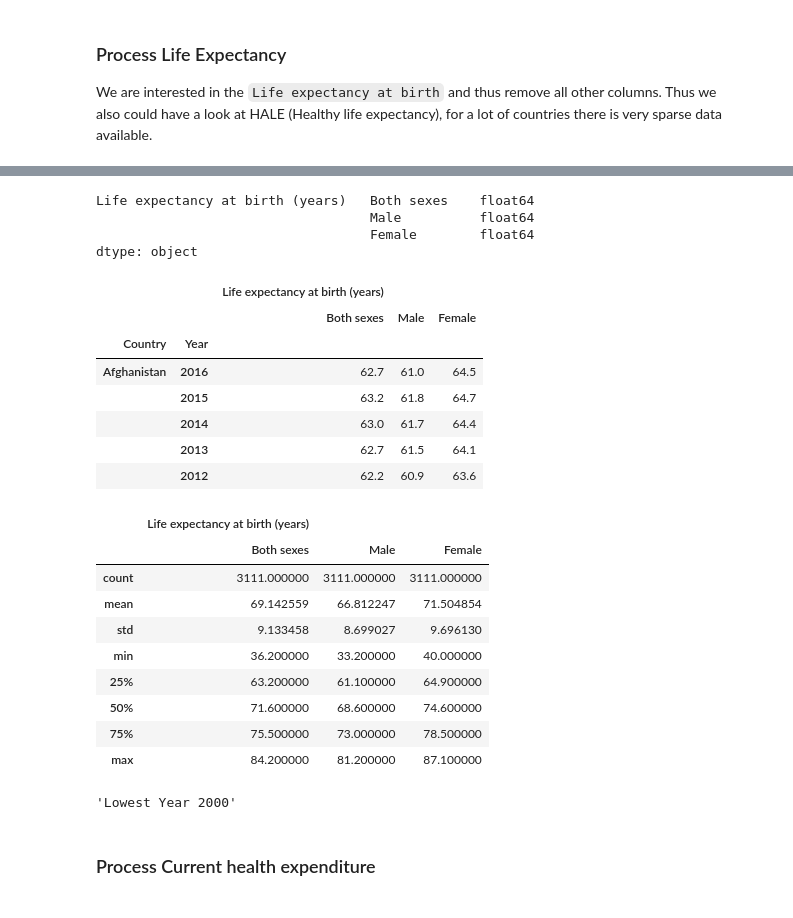
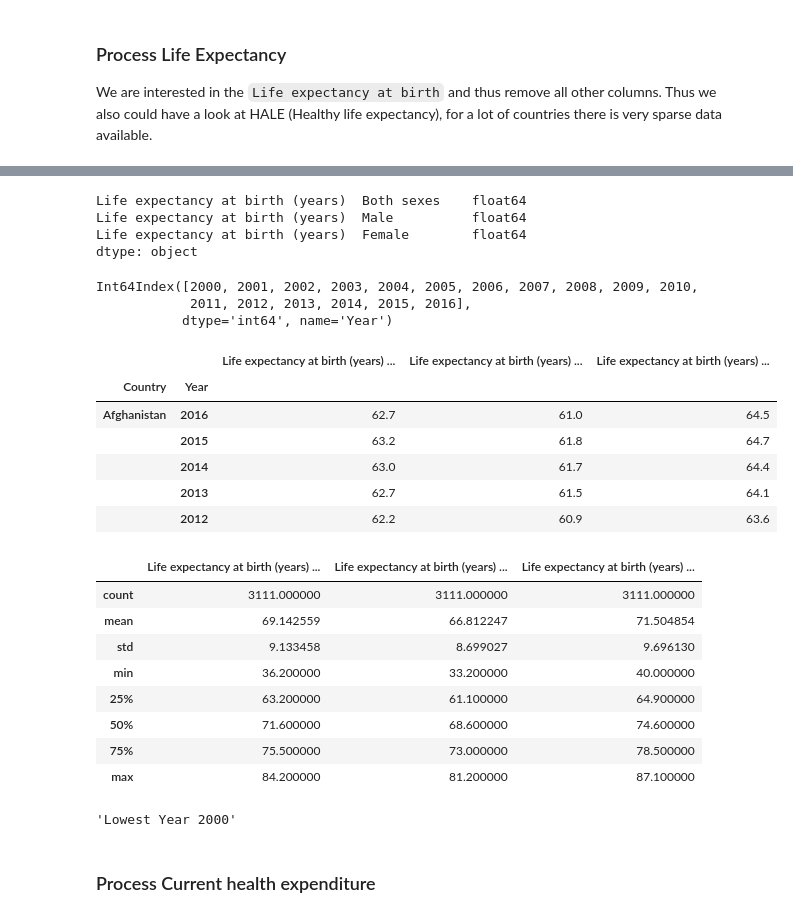
Before and after one commit to patrickFuerst/human_life_exp, a Jupyter notebook: Data_Collection_Insights(Patrick).ipynb, the cells around one changed output, grey strips where cells are left out. Cells and saved outputs as stored; diff of their text form; code cells hidden in the pictures.

Commit message:
merge all data and make names consistant

```diff
--- a/Data_Collection_Insights(Patrick).ipynb
+++ b/Data_Collection_Insights(Patrick).ipynb
@@ -115,5 +119,6 @@ df_life_exp.index.names = (['Country', 'Year'])
 # %%
 
 df_life_exp.drop(df_life_exp.columns[3:], axis=1,  inplace=True)
+df_life_exp.columns = [' '.join(col).strip() for col in df_life_exp.columns.values]
 display(df_life_exp.head(5))
 # %% [output]
@@ -140,14 +144,17 @@ df_life_exp.iloc[:,2] = df_life_exp.iloc[:,2].apply(filter_values )
 # %%
 df_life_exp = df_life_exp.apply(pd.to_numeric)
 display(df_life_exp.dtypes)
+display(df_life_exp.index.levels[1])
 display(df_life_exp.head(5))
 # %% [output]
-Life expectancy at birth (years)   Both sexes    float64
-                                   Male          float64
-                                   Female        float64
+Life expectancy at birth (years)  Both sexes    float64
+Life expectancy at birth (years)  Male          float64
+Life expectancy at birth (years)  Female        float64
 dtype: object
+Int64Index([2000, 2001, 2002, 2003, 2004, 2005, 2006, 2007, 2008, 2009, 2010,
+            2011, 2012, 2013, 2014, 2015, 2016],
+           dtype='int64', name='Year')
-|  |  | Life expectancy at birth (years) |  |  |
-|  |  | Both sexes | Male | Female |
+|  |  | Life expectancy at birth (years) ... | Life expectancy at birth (years) ... | Life expectancy at birth (years) ... |
 | Country | Year |  |  |  |
 | Afghanistan | 2016 | 62.7 | 61.0 | 64.5 |
 |  | 2015 | 63.2 | 61.8 | 64.7 |
@@ -158,8 +165,7 @@ dtype: object
 display(df_life_exp.describe())
 display('Lowest Year ' + str(df_life_exp.index.get_level_values(1).min()))
 # %% [output]
-|  | Life expectancy at birth (years) |  |  |
-|  | Both sexes | Male | Female |
+|  | Life expectancy at birth (years) ... | Life expectancy at birth (years) ... | Life expectancy at birth (years) ... |
 | count | 3111.000000 | 3111.000000 | 3111.000000 |
 | mean | 69.142559 | 66.812247 | 71.504854 |
 | std | 9.133458 | 8.699027 | 9.696130 |
```
Also changed, not shown: parts of 19 cells of this notebook, 8 other files.
